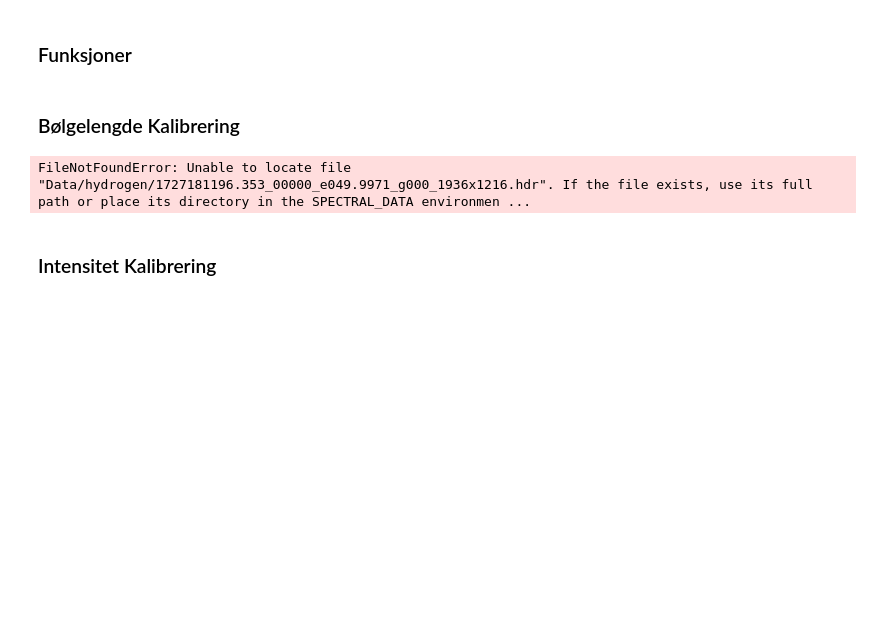
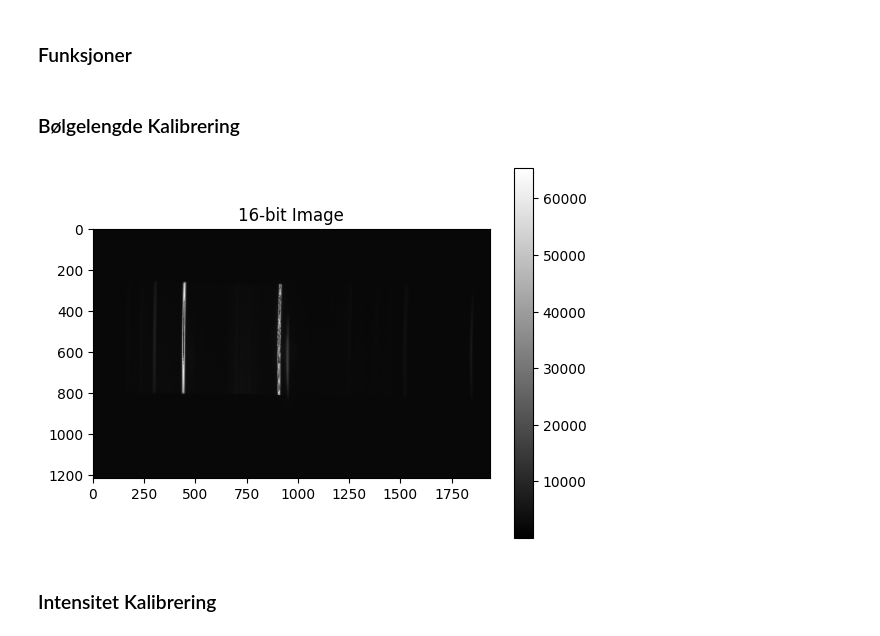
Before and after one commit to SkaugJr/TTK4265-OptiskFjernmaaling, a Jupyter notebook: Prosjekt1/Prosjekt1.ipynb, the cells around one changed output. Drawn from its saved outputs; the diff is of its cells as text; code cells hidden in the pictures; blank space fills up the shorter version.

```diff
--- a/Prosjekt1/Prosjekt1.ipynb
+++ b/Prosjekt1/Prosjekt1.ipynb
@@ -75,13 +75,21 @@ def read_bip_file(file_path, header_path=None):
 # %% [markdown]
 ### Bølgelengde Kalibrering
-# %%
-file_path = 'Data/hydrogen/1727181196.353_00000_e049.9971_g000_1936x1216.bip'
-img, metadata = read_bip_file(file_path)
-img_data = img.load()
-print("Metadata:", metadata)
-print("Image data shape:", img_data.shape)
-# %% [output]
-FileNotFoundError: Unable to locate file "Data/hydrogen/1727181196.353_00000_e049.9971_g000_1936x1216.hdr". If the file exists, use its full path or place its directory in the SPECTRAL_DATA environmen ...
+# %%
+
+
+file_path = 'Data/H/1727181196.353_00000_e049.9971_g000_1936x1216.bip'
+width = 1936
+height = 1216
+
+image = read_bip_file(file_path, width, height)
+
+# Visualiser bildet
+plt.imshow(image, cmap='gray')
+plt.colorbar()
+plt.title('16-bit Image')
+plt.show()
+# %% [output]
+[figure, added]
 # %%
 ImageWidth = 1024
 Spectral_lines = [656.3, 486.1, 546.1, 502.5] # Hydrogen (H), Helium (He), Mercury (Hg)
```
Also changed, not shown: parts of 2 cells of this notebook, 20 other files.
